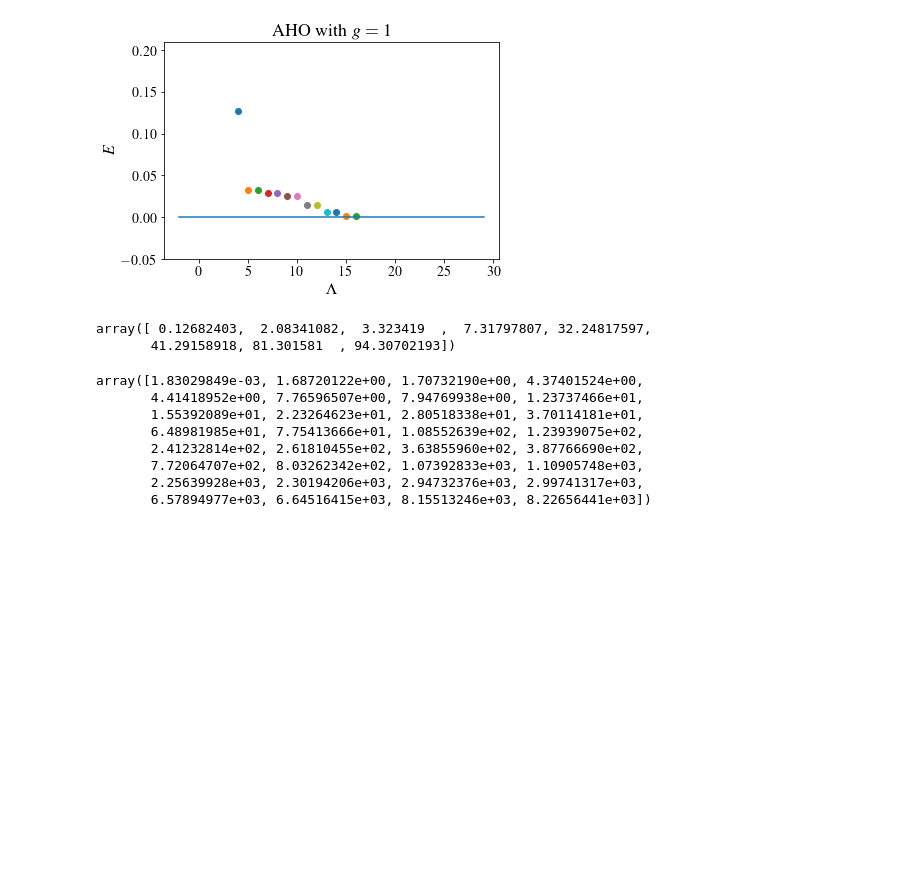
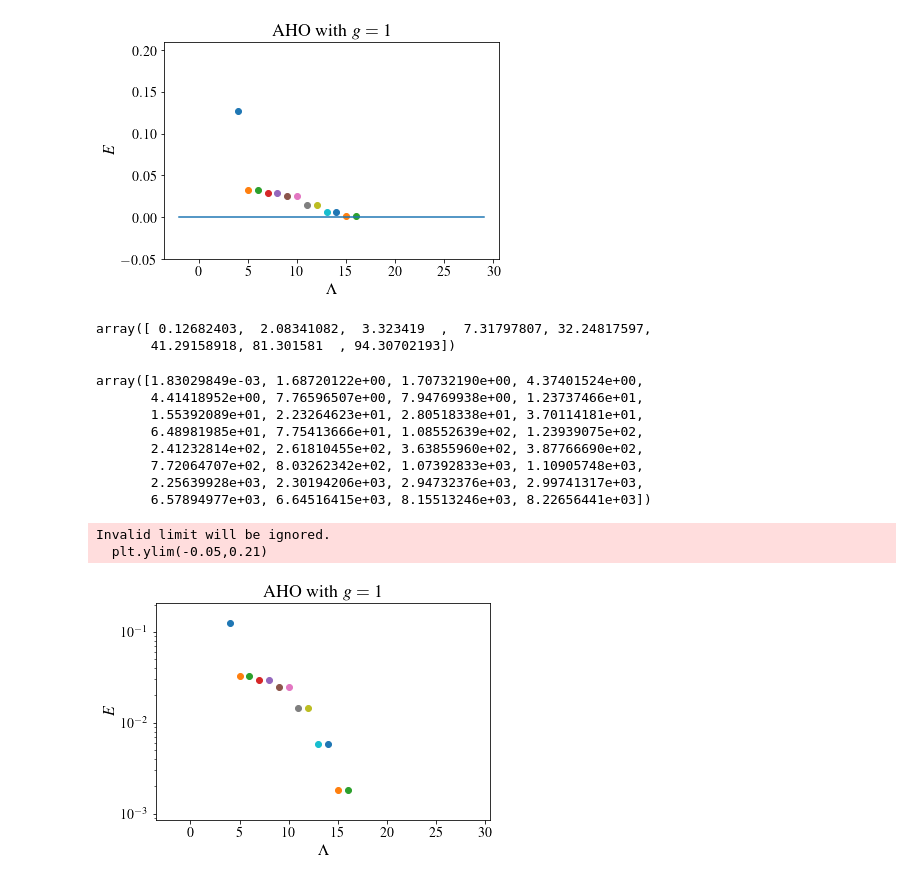
Before and after one commit to chrisculver/SUSY_QuantumComputing, a Jupyter notebook: tutorials/ExtractingSpectra.ipynb, the cells around one changed output. Cells and saved outputs as stored; diff of their text form; code cells hidden in the pictures; blank space fills up the shorter version.

```diff
--- a/tutorials/ExtractingSpectra.ipynb
+++ b/tutorials/ExtractingSpectra.ipynb
@@ -238,3 +267,21 @@ array([1.83029849e-03, 1.68720122e+00, 1.70732190e+00, 4.37401524e+00,
        7.72064707e+02, 8.03262342e+02, 1.07392833e+03, 1.10905748e+03,
        2.25639928e+03, 2.30194206e+03, 2.94732376e+03, 2.99741317e+03,
        6.57894977e+03, 6.64516415e+03, 8.15513246e+03, 8.22656441e+03])
+# %%
+eigs=hamEigs
+x=[[j+4+n*0.05 for n in range(len(eigs[j]))] for j in range(len(eigs))]
+y=[[d for d in eig] for eig in eigs]
+
+for i in range(len(eigs)):
+    plt.scatter(x[i],y[i])
+plt.plot([x-2 for x in range(2**5)],[0 for y in range(2**5)])
+plt.yscale('log')
+plt.xlabel('$\\Lambda$')
+plt.ylabel('$E$')
+plt.ylim(-0.05,0.21)
+plt.title('AHO with $g=1$')
+plt.savefig('PLOTS/aho_g1.0_zoom.pdf')
+# %% [output]
+Invalid limit will be ignored.
+  plt.ylim(-0.05,0.21)
+[figure, added]
```
Also changed, not shown: parts of 6 cells of this notebook, 8 other files.
